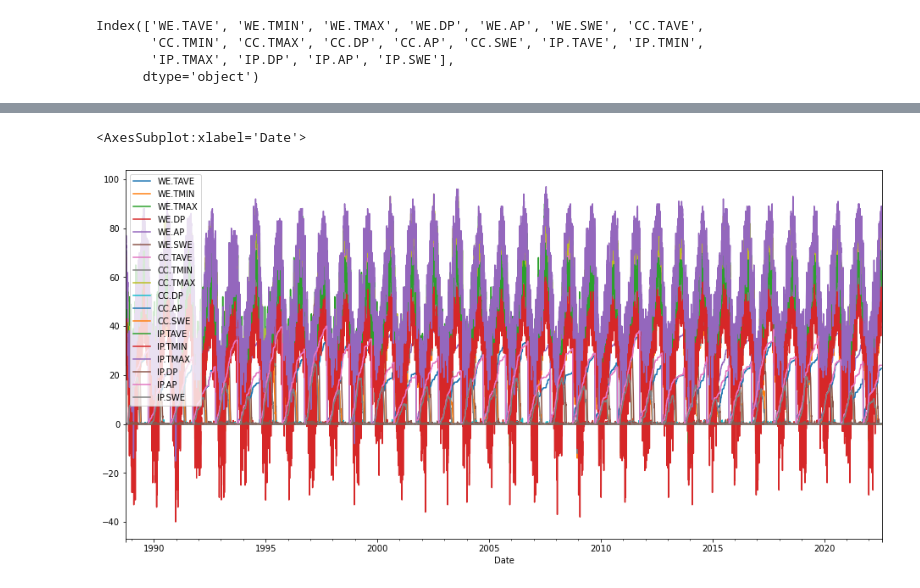
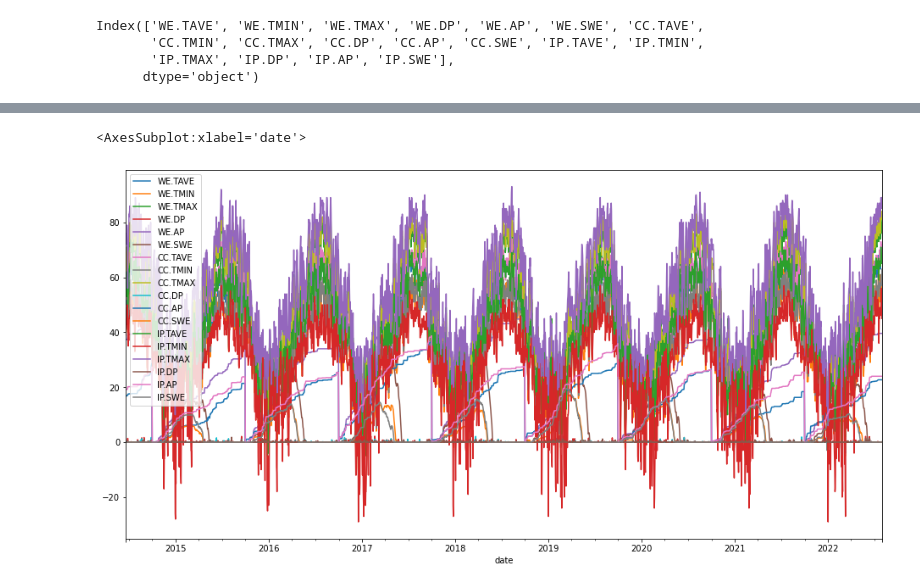
Before and after one commit to Krispy3/HFF_Water, a Jupyter notebook: scratch.ipynb, the cells around one changed output, grey strips where cells are left out. Cells and saved outputs as stored; diff of their text form; code cells hidden in the pictures.

```diff
--- a/scratch.ipynb
+++ b/scratch.ipynb
@@ -198,6 +216,7 @@ climate_df.drop(['GT.TAVE', 'GT.TMIN', 'GT.TMAX', 'GT.DP', 'GT.AP', 'GT.SWE', 'P
        'VA.TMIN', 'HFW.TMIN', 'TR.TMAX', 'FR.TMAX', 'HF.TMAX', 'VA.TMAX',
        'HFW.TMAX', 'TR.DP', 'FR.DP', 'HF.DP', 'VA.DP', 'HFW.DP', 'TR.AP',
        'FR.AP', 'HF.AP', 'VA.AP'], axis=1, inplace=True)
+climate_df.index.names = ['date']
 climate_df.columns
 # %% [output]
 Index(['WE.TAVE', 'WE.TMIN', 'WE.TMAX', 'WE.DP', 'WE.AP', 'WE.SWE', 'CC.TAVE',
@@ -223,0 +226,4 @@ climate_df
+# %%
+climate_df = climate_df['2014-06-20':'2022-08-01']
+# %%
+clim_interp = climate_df.interpolate(method='spline', order=2)
@@ -224,5 +252,5 @@ climate_df
 # %%
-climate_df.plot(figsize=(16,8))
+clim_interp.plot(figsize=(16,8))
 # %% [output]
-<AxesSubplot:xlabel='Date'>
+<AxesSubplot:xlabel='date'>
-[figure, old version]
+[figure, new version]
```
Also changed, not shown: parts of 52 cells of this notebook.
